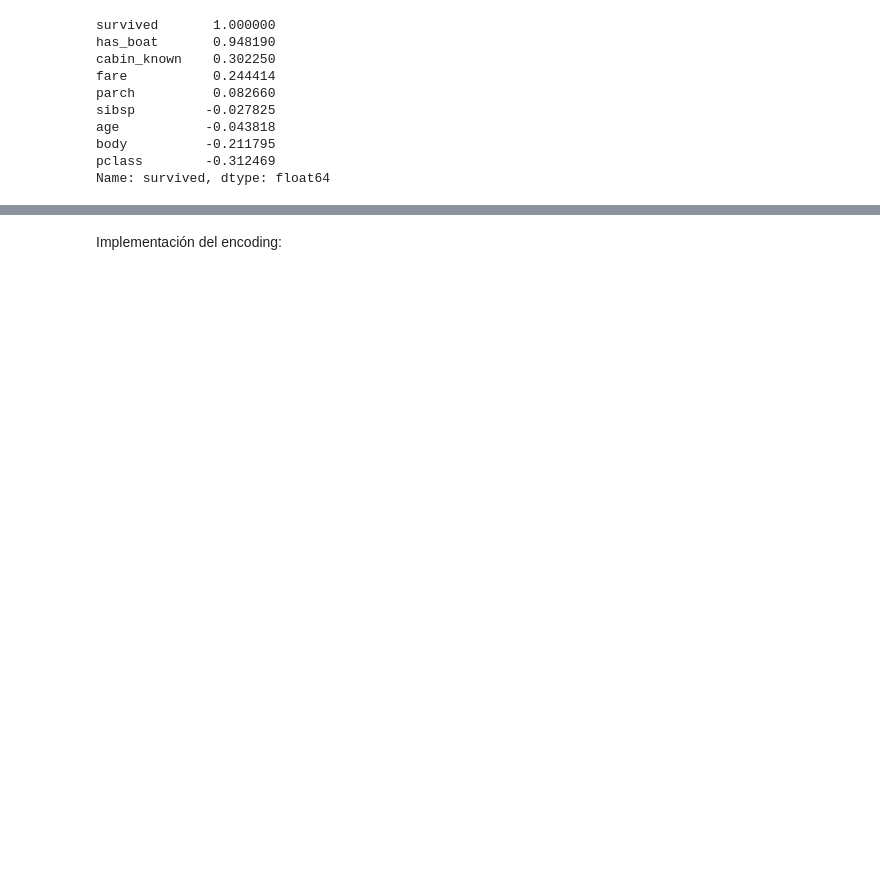
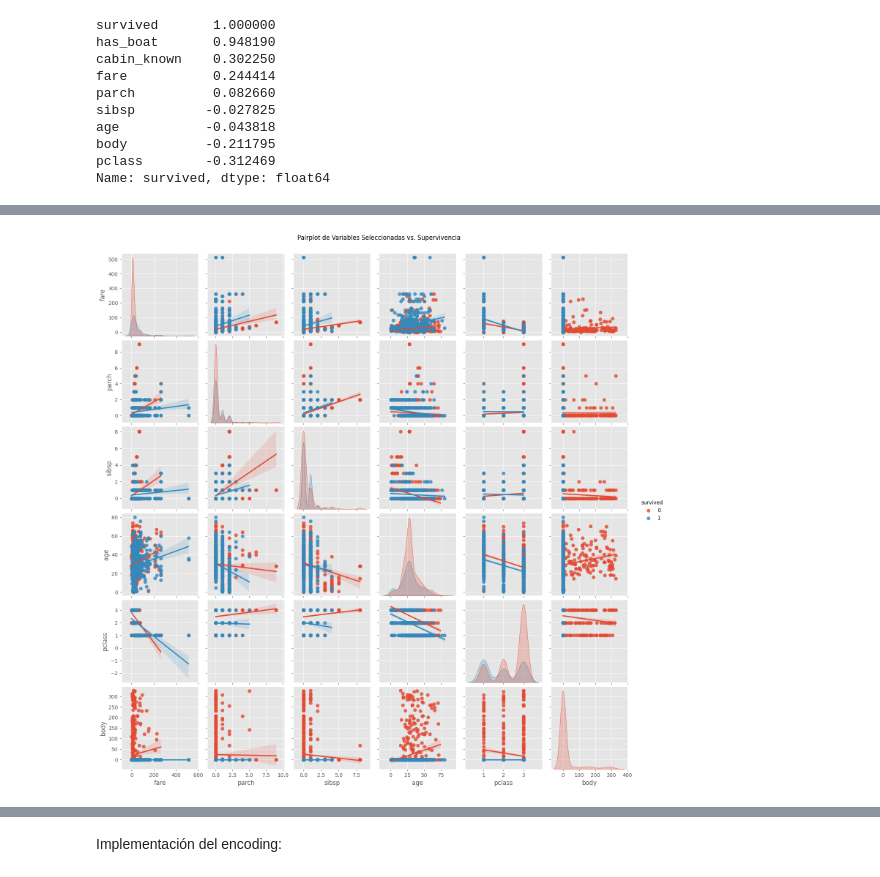
Before and after one commit to Godoca2/Machine-Learning, a Jupyter notebook: Scripts/ML_Lab3_DataSet_Titanic.ipynb, the cells around one changed output, grey strips where cells are left out. Drawn from its saved outputs; the diff is of its cells as text; code cells hidden in the pictures; blank space fills up the shorter version.

```diff
--- a/Scripts/ML_Lab3_DataSet_Titanic.ipynb
+++ b/Scripts/ML_Lab3_DataSet_Titanic.ipynb
@@ -359,3 +366,22 @@ Name: survived, dtype: float64
+# %%
+import seaborn as sns
+import matplotlib.pyplot as plt
+
+# Configurar el estilo de las gráficas
+plt.style.use('ggplot')
+
+# Seleccionar las variables más correlacionadas con 'survived'
+selected_features = ['fare', 'parch', 'sibsp', 'age', 'pclass', 'body', 'survived']
+
+# Crear un nuevo DataFrame con las variables seleccionadas
+df_selected = df_numeric[selected_features]
+
+# Generar el pairplot mejorado
+pairplot = sns.pairplot(df_selected, hue='survived', kind='reg', diag_kind='kde')
+pairplot.fig.suptitle('Pairplot de Variables Seleccionadas vs. Supervivencia', y=1.02)  # Añadir título
+plt.show()
+# %% [output]
+[figure, added]
 # %%
 import seaborn as sns
 import matplotlib.pyplot as plt
```
Also changed, not shown: parts of 59 cells of this notebook.
